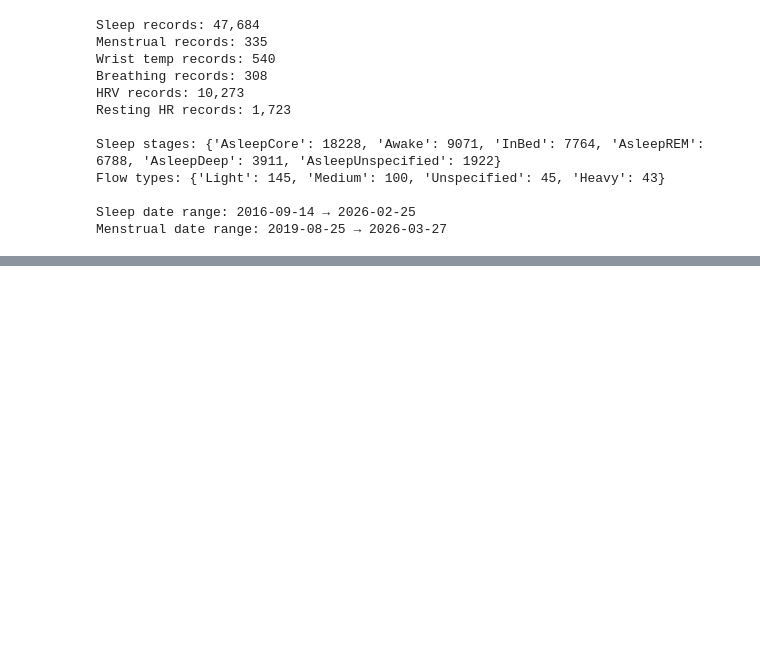
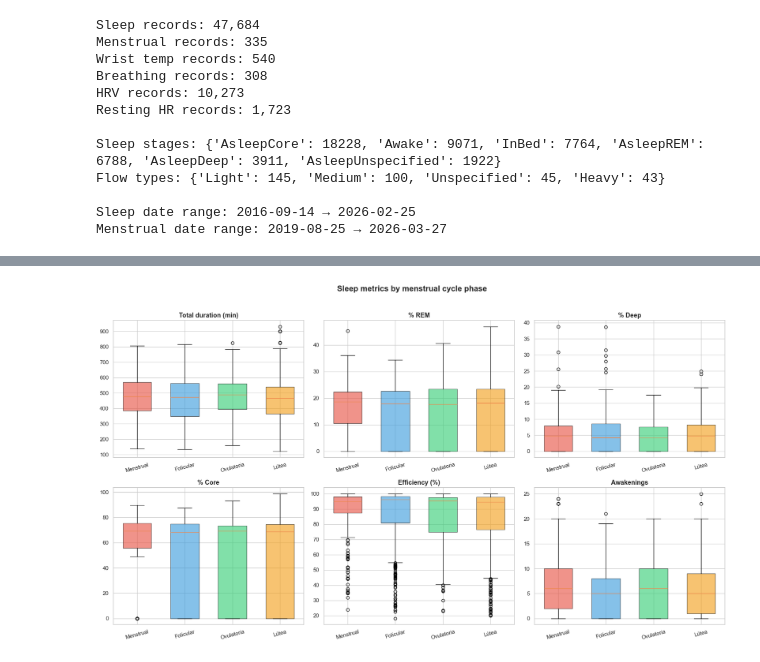
Before and after one commit to aroaxinping/redmoon, a Jupyter notebook: notebooks/analysis.ipynb, the cells around one changed output, grey strips where cells are left out. Drawn from its saved outputs; the diff is of its cells as text; code cells hidden in the pictures; blank space fills up the shorter version.

```diff
--- a/notebooks/analysis.ipynb
+++ b/notebooks/analysis.ipynb
@@ -956,0 +279,15 @@ plt.show()
+# %%
+# phase_order imported from redmoon.constants (PHASE_ORDER)
+metrics = ["total_sleep_min", "pct_rem", "pct_deep", "pct_core", "efficiency", "n_awakenings"]
+metric_labels = {
+    "total_sleep_min": "Total duration (min)",
+    "pct_rem": "% REM",
+    "pct_deep": "% Deep",
+    "pct_core": "% Core",
+    "efficiency": "Efficiency (%)",
+    "n_awakenings": "Awakenings"
+}
+
+summary = cycle_sleep.groupby("phase")[metrics].agg(["mean", "std", "median", "count"]).round(2)
+summary = summary.reindex(PHASE_ORDER)
+summary
@@ -956,0 +303,19 @@ plt.show()
+# %%
+# Box plots for each metric by cycle phase
+fig, axes = plt.subplots(2, 3, figsize=(18, 10))
+colors = {"Menstrual": "#e74c3c", "Folicular": "#3498db", "Ovulatoria": "#2ecc71", "Lútea": "#f39c12"}
+
+for ax, metric in zip(axes.flat, metrics):
+    data = [cycle_sleep[cycle_sleep["phase"] == p][metric].dropna() for p in phase_order]
+    bp = ax.boxplot(data, tick_labels=phase_order, patch_artist=True, widths=0.6)
+    for patch, phase in zip(bp["boxes"], phase_order):
+        patch.set_facecolor(colors[phase])
+        patch.set_alpha(0.6)
+    ax.set_title(metric_labels[metric], fontsize=13, fontweight="bold")
+    ax.tick_params(axis="x", rotation=15)
+
+fig.suptitle("Sleep metrics by menstrual cycle phase", fontsize=16, fontweight="bold", y=1.02)
+plt.tight_layout()
+plt.show()
+# %% [output]
+[figure, added]
```
Also changed, not shown: parts of 70 cells of this notebook, 6 other files.
